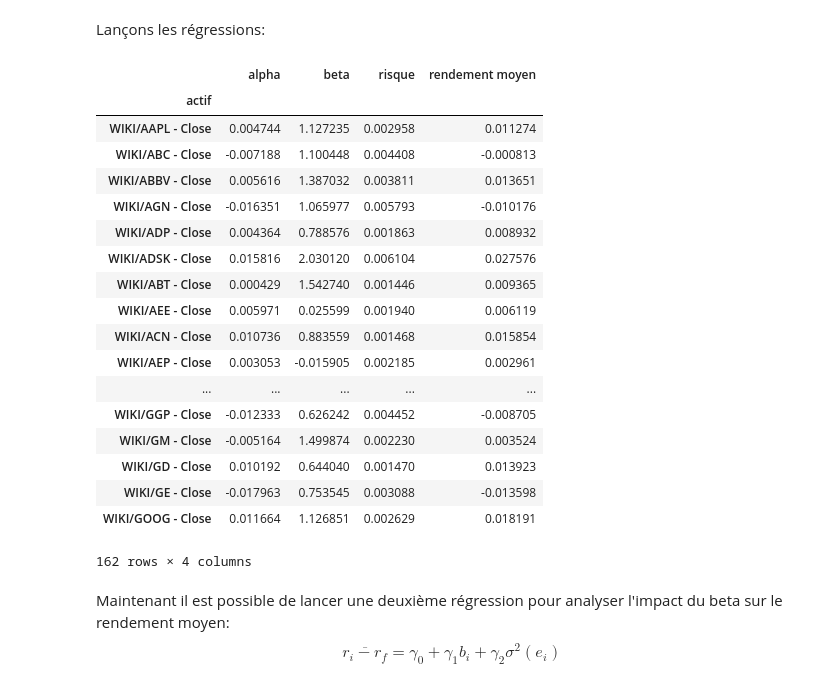
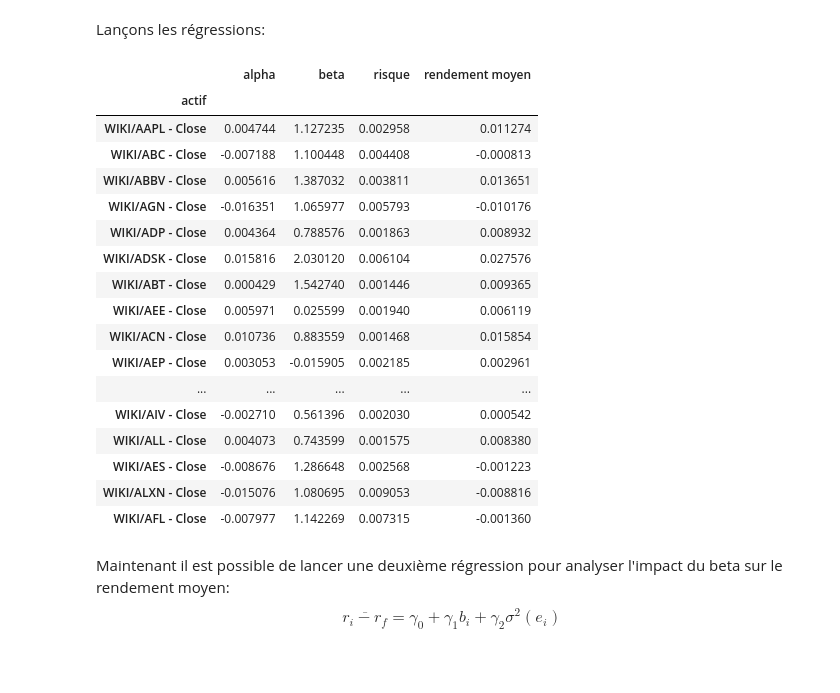
Before and after one commit to nicolasmauhe/theorie_financiere, a Jupyter notebook: Partie_2.ipynb, the cells around one changed output. Drawn from its saved outputs; the diff is of its cells as text; code cells hidden in the pictures.

```diff
--- a/Partie_2.ipynb
+++ b/Partie_2.ipynb
@@ -441,7 +444,7 @@ Soit $3n + 2$ estimations.
 ### Estimation de données réelles
 # %%
 import quandl
-cle_API = "vV5n2kkCHA3mm-zKCwBQ"
+cle_API =
 quandl.ApiConfig.api_key = cle_API
 # %%
 debut = '2015-01-01'
@@ -724,27 +725,26 @@ for i in range(nb_actifs - 2):
 prime_marche = np.mean(donnees['Index'])
 resultats = resultats.set_index('actif')
 # %%
-resultats
+resultats.head(20)
 # %% [output]
 |  | alpha | beta | risque | rendement moyen |
 | actif |  |  |  |  |
 | WIKI/AAPL - Close | 0.004744 | 1.127235 | 0.002958 | 0.011274 |
 | WIKI/ABC - Close | -0.007188 | 1.100448 | 0.004408 | -0.000813 |
 | WIKI/ABBV - Close | 0.005616 | 1.387032 | 0.003811 | 0.013651 |
 | WIKI/AGN - Close | -0.016351 | 1.065977 | 0.005793 | -0.010176 |
 | WIKI/ADP - Close | 0.004364 | 0.788576 | 0.001863 | 0.008932 |
 | WIKI/ADSK - Close | 0.015816 | 2.030120 | 0.006104 | 0.027576 |
 | WIKI/ABT - Close | 0.000429 | 1.542740 | 0.001446 | 0.009365 |
 | WIKI/AEE - Close | 0.005971 | 0.025599 | 0.001940 | 0.006119 |
 | WIKI/ACN - Close | 0.010736 | 0.883559 | 0.001468 | 0.015854 |
 | WIKI/AEP - Close | 0.003053 | -0.015905 | 0.002185 | 0.002961 |
 | ... | ... | ... | ... | ... |
-| WIKI/GGP - Close | -0.012333 | 0.626242 | 0.004452 | -0.008705 |
-| WIKI/GM - Close | -0.005164 | 1.499874 | 0.002230 | 0.003524 |
-| WIKI/GD - Close | 0.010192 | 0.644040 | 0.001470 | 0.013923 |
-| WIKI/GE - Close | -0.017963 | 0.753545 | 0.003088 | -0.013598 |
-| WIKI/GOOG - Close | 0.011664 | 1.126851 | 0.002629 | 0.018191 |
+| WIKI/AIV - Close | -0.002710 | 0.561396 | 0.002030 | 0.000542 |
+| WIKI/ALL - Close | 0.004073 | 0.743599 | 0.001575 | 0.008380 |
+| WIKI/AES - Close | -0.008676 | 1.286648 | 0.002568 | -0.001223 |
+| WIKI/ALXN - Close | -0.015076 | 1.080695 | 0.009053 | -0.008816 |
+| WIKI/AFL - Close | -0.007977 | 1.142269 | 0.007315 | -0.001360 |
-162 rows × 4 columns
 # %% [markdown]
 Maintenant il est possible de lancer une deuxième régression pour analyser l'impact du beta sur le rendement moyen:
 $$\overline{r_i - r_f} = \gamma_0 + \gamma_1b_i + \gamma_2\sigma^2(e_i)$$
```
Also changed, not shown: parts of 40 cells of this notebook, 12 other files.
